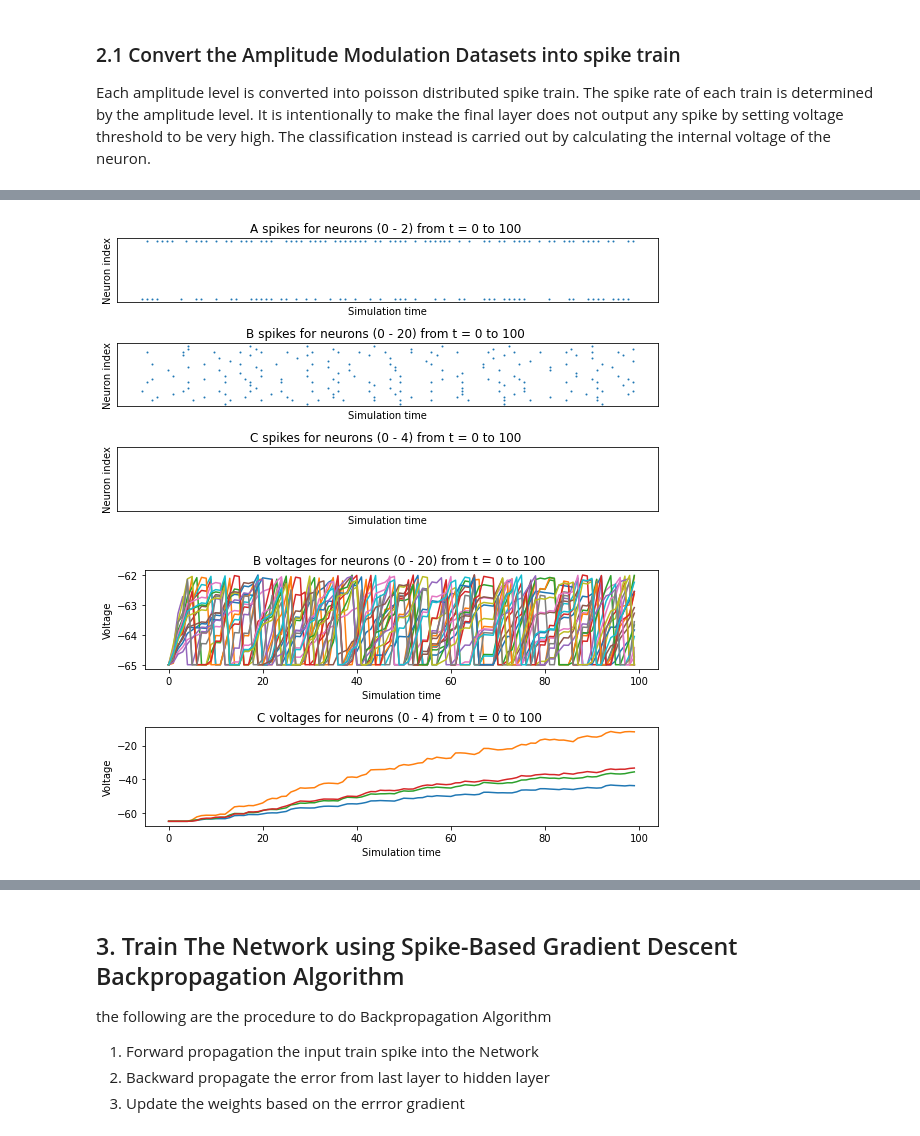
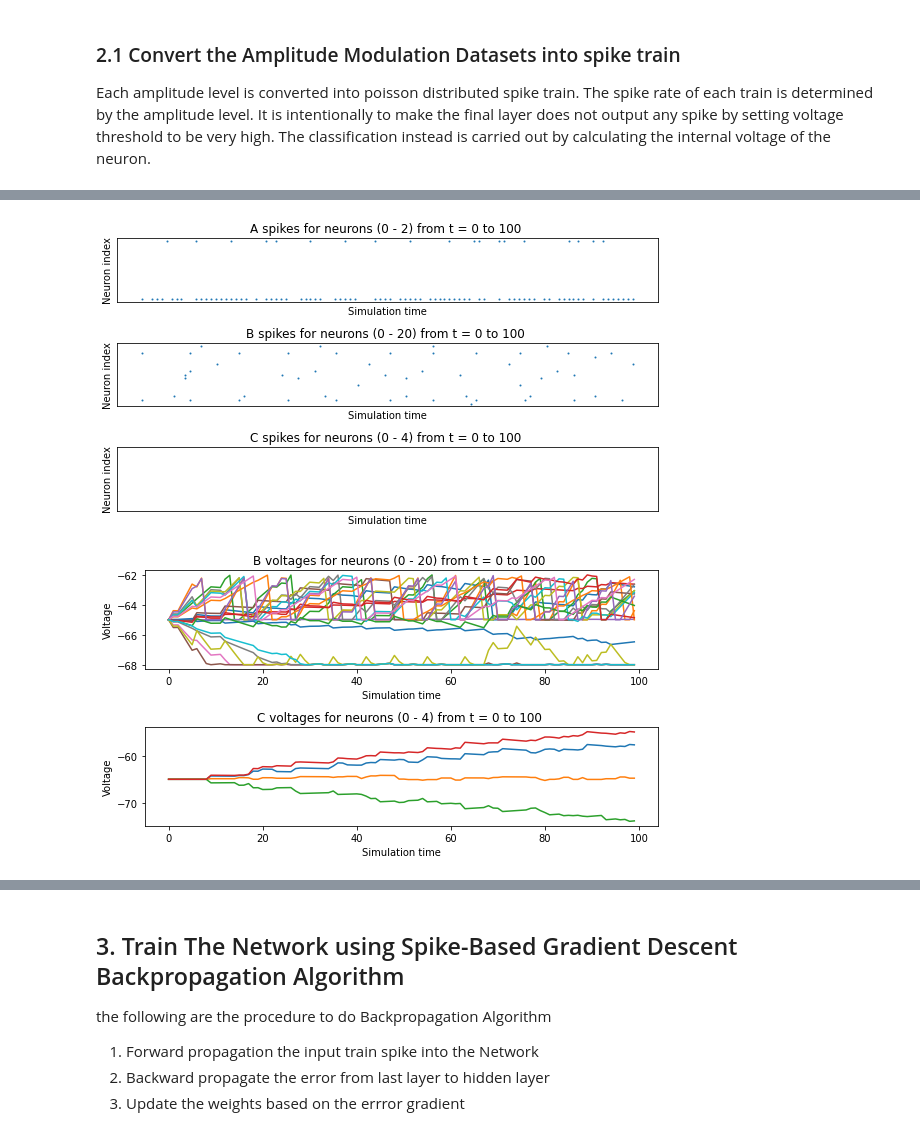
Before and after one commit to aravsi77/spiking_neural_network_thesis, a Jupyter notebook: modulation_class_snn_enabling_sbp.ipynb, the cells around one changed output, grey strips where cells are left out. Cells and saved outputs as stored; diff of their text form; code cells hidden in the pictures.

```diff
--- a/modulation_class_snn_enabling_sbp.ipynb
+++ b/modulation_class_snn_enabling_sbp.ipynb
@@ -19,3 +20,7 @@ from bindsnet.learning import PostPre
 from bindsnet.analysis.visualization import summary, plot_spike_trains_for_example, plot_voltage
 from bindsnet import encoding
 from tqdm import tqdm
+# %%
+#check cuda availibilty
+device = 'cpu' if torch.cuda.is_available() else 'cpu'
+print("We are using the following device for learning:",device)
@@ -78,7 +85,7 @@ nodes = [2,20,4]
 Time = 100 #training and inference time duration for each example
 tau_m = 100 #time constant
 T_ref = 1 #refractory period of neuron
-delta_v = [7,55]
+delta_v = [3,55]
 v_rest = -65
 V_th =[-62,-10] #voltage threshold of neuron
 V_th1 = V_th[0]+torch.zeros(1,nodes[1]) #voltage threshold for hidden layer
@@ -87,6 +94,7 @@ k = 2 #weight initialization constant
 
 #define the network object
 network = Network()
+
 #define the type of layer
 source_layer = Input(n=nodes[0],traces=True)
 hidden_layer = LIFNodes(n=nodes[1],trace=True,refrac=T_ref,thresh=V_th1,tc_decay=tau_m,sum_input=False,lbound=v_rest - delta_v[0])
@@ -108,7 +116,8 @@ forward_connection1 = Connection(
     source = source_layer,
     target= hidden_layer,
     #weight initialization according to Lee et.al
-    w = torch.abs(torch.normal(mean=0,std=np.sqrt(1/(nodes[0]+5)),size=(source_layer.n, hidden_layer.n)))
+    w = (torch.normal(mean=0,std=np.sqrt(1/(nodes[0]+5)),size=(source_layer.n, hidden_layer.n)))
+    #w = saved_weight_4AM["hid"]
 )
 network.add_connection(
     connection=forward_connection1, source="A", target="B"
@@ -118,7 +127,8 @@ forward_connection2 = Connection(
     source = hidden_layer,
     target = target_layer,
     #weight initialization according to Lee et.al
-    w = torch.abs(torch.normal(mean=0,std=np.sqrt(k/nodes[1]),size=(hidden_layer.n, target_layer.n)))
+    w = (torch.normal(mean=0,std=np.sqrt(k/nodes[1]),size=(hidden_layer.n, target_layer.n)))
+    #w = saved_weight_4AM["out"]
 )
 network.add_connection(
     connection=forward_connection2, source="B", target="C"
@@ -144,6 +154,8 @@ target_monitor = Monitor(
 network.add_monitor(monitor=source_monitor, name="A")
 network.add_monitor(monitor=hidden_monitor, name="B")
 network.add_monitor(monitor=target_monitor, name="C")
+
+#network.to(device)
 # %% [markdown]
 ## 2. Generate Amplitude Modulation Datasets
 # %%
@@ -177,21 +189,31 @@ threshold to be very high. The classification instead is carried out by calculat
 network.layers["C"].reset_state_variables() #reset neuron internal voltage
 network.layers["B"].reset_state_variables() #reset neuron internal voltage
 #convert all the amplitude data into the spike rate
-input_data = torch.zeros(N_samples*Time,nodes[0])
+max_rate = 170 #maximum rate in Hz
+rate = torch.zeros(z.shape)
+input_data = torch.zeros(N_samples*Time,nodes[0],device=device)
 for i,val in enumerate(z):
     #print(i,val,y[i])
-    rate = torch.tensor([[val*200],[(2*M-val)*200]]).squeeze() #convert amplitude to spike rate
-    #convert into poisson distributed spike train
-    input_data[i*Time:(i*Time)+Time,:] = encoding.poisson(datum=rate.int(),time=Time)
+    if (nodes[0]==1): #check if the input is one
+        rate = torch.tensor([val*max_rate]).squeeze()
+        input_data[i*Time:(i*Time)+Time,0] = encoding.poisson(datum=rate.int(),time=Time)
+    else:
+        rate = torch.tensor([[val*max_rate],[(2*M-val)*max_rate]]).squeeze() #convert amplitude to spike rate
+        #convert into poisson distributed spike train
+        input_data[i*Time:(i*Time)+Time,:] = encoding.poisson(datum=rate.int(),time=Time)
 
-y = torch.nn.functional.one_hot(torch.tensor(s))  #convert label to one hot encoding
+y = torch.nn.functional.one_hot(torch.tensor(s,device=device))  #convert label to one hot encoding
 
 #feed the input spike train into the network
 #run the network
 j = np.random.choice(N_samples) #randomly choose the index of input data
+
+start_time = tm.time_ns()
+
 inputs = {'A':input_data[j*Time:(j*Time)+Time,:]}
 network.run(inputs=inputs , time=Time)
 #record spike activit and neuron voltage
+end_time = tm.time_ns()
 spikes = {
     "A": network.monitors['A'].get('s'),
     "B": network.monitors['B'].get("s"),
@@ -199,6 +221,8 @@ spikes = {
 }
 voltages = {"B": network.monitors['B'].get("v"),
             "C": network.monitors['C'].get("v")}
+
+print("elapsed time for one forward propagation %1.4f  ms"%((end_time-start_time)/1e6))
 
 #plot the result
 plt.ioff()
@@ -212,2 +237,2 @@ network.layers["B"].reset_state_variables()
-[figure, old version]
+[figure, new version]
-[figure, old version]
+[figure, new version]
```
Also changed, not shown: parts of 18 cells of this notebook.
